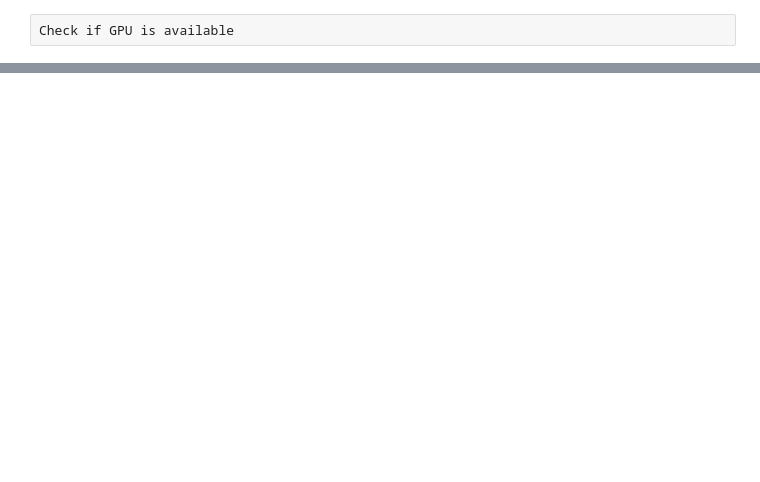
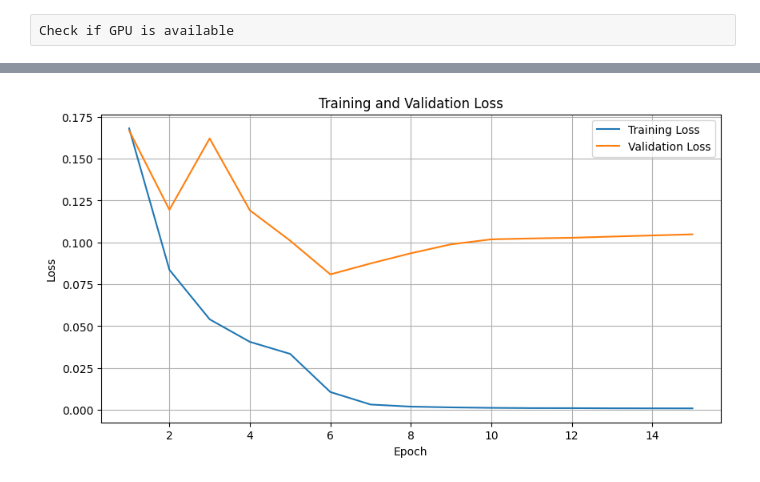
Before and after one commit to GentBinaku/cancer_detection, a Jupyter notebook: Cancer_Model.ipynb, the cells around one changed output, grey strips where cells are left out. Cells and saved outputs as stored; diff of their text form; code cells hidden in the pictures; blank space fills up the shorter version.

```diff
--- a/Cancer_Model.ipynb
+++ b/Cancer_Model.ipynb
@@ -198,14 +555,71 @@ class ExtendedResNet50(nn.Module):
 # %%
 # Instantiate the model and move it to the selected device
 resnet_model_binary = ExtendedResNet50(weights=True)
-
-#
-# Define the loss function and optimizer
 resnet_model_binary.to(device)
 criterion = nn.BCEWithLogitsLoss()
 optimizer = optim.Adam(resnet_model_binary.parameters(), lr=0.001)
 scheduler = StepLR(optimizer, step_size=5, gamma=0.1)
-num_epochs = 18
+num_epochs = 15
 resnet_model_binary.train()  # Set model to training mode
 
 scaler = GradScaler('cuda')
+
+# Lists to store the losses
+train_losses = []
+val_losses = []
+
+for epoch in range(num_epochs):
+    resnet_model_binary.train()
+    running_loss = 0.0
+    data_iter = iter(train_dataloader)
+
+    # Prepare the first batch
+    next_batch = next(data_iter)
+    next_batch = [tensor.to(device, non_blocking=True) for tensor in next_batch]
+
+    for i in range(len(train_dataloader)):
+        batch = next_batch
+        images, labels = batch
+
+        if i + 1 != len(train_dataloader):
+            next_batch = next(data_iter)
+            next_batch = [tensor.to(device, non_blocking=True) for tensor in next_batch]
+
+        optimizer.zero_grad()
+
+        with autocast(device.type):
+            outputs = resnet_model_binary(images)
+            labels = labels.view(-1, 1)
+            loss = criterion(outputs, labels)
+
+        scaler.scale(loss).backward()
+        scaler.step(optimizer)
+        scaler.update()
+
+        running_loss += loss.item()
+
+    scheduler.step()
+
+    # Store average training loss for this epoch
+    avg_train_loss = running_loss / len(train_dataloader)
+    train_losses.append(avg_train_loss)
+
+    # Validation step
+    val_labels, val_outputs, val_loss = predict(resnet_model_binary, valid_dataloader)
+    val_losses.append(val_loss)
+
+    print(f"Epoch [{epoch + 1}/{num_epochs}], Loss: {running_loss / len(train_dataloader):.4f}")
+
+print("Training finished.")
+
+# Plot training and validation losses
+plt.figure(figsize=(10, 5))
+plt.plot(range(1, num_epochs + 1), train_losses, label='Training Loss')
+plt.plot(range(1, num_epochs + 1), val_losses, label='Validation Loss')
+plt.xlabel('Epoch')
+plt.ylabel('Loss')
+plt.title('Training and Validation Loss')
+plt.legend()
+plt.grid(True)
+plt.show()
+# %% [output]
@@ -211,0 +642 @@ scaler = GradScaler('cuda')
+[figure, added]
```
Also changed, not shown: parts of 36 cells of this notebook, 5 other files.
